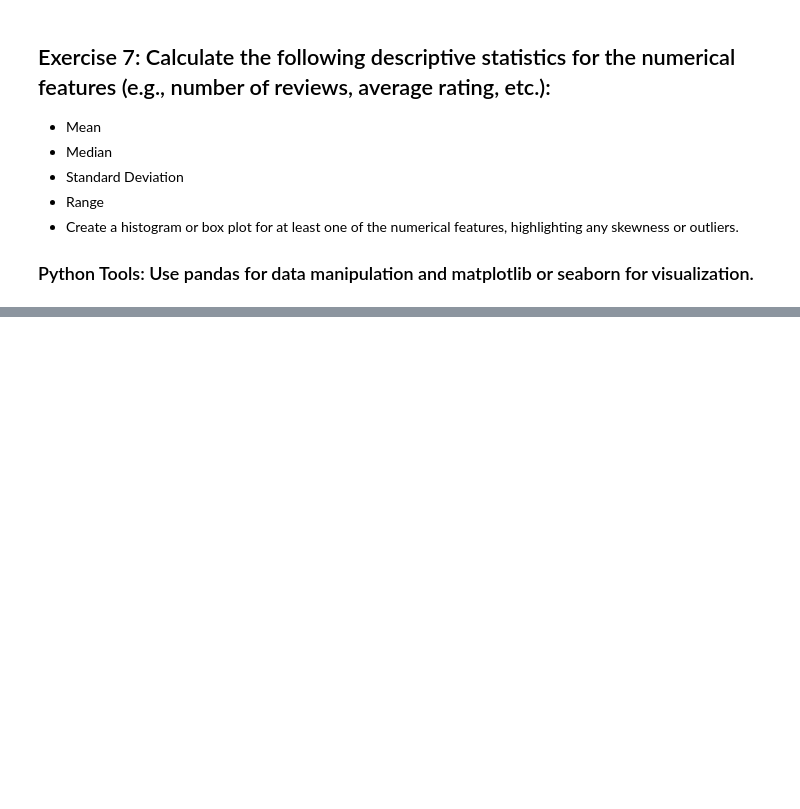
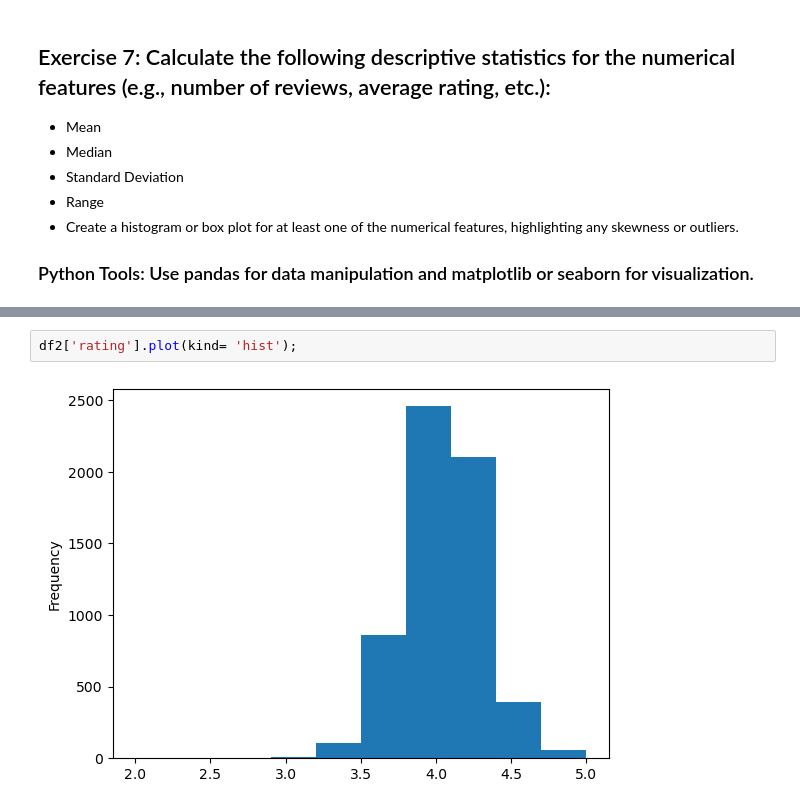
Before and after one commit to mannan272/data1, a Jupyter notebook: lab-02/Assignment 3.ipynb, the cells around one changed output, grey strips where cells are left out. Saved outputs shown, nothing was run; the diff lists cells and outputs as text; blank space fills up the shorter version.

```diff
--- a/lab-02/Assignment 3.ipynb
+++ b/lab-02/Assignment 3.ipynb
@@ -316,0 +364,4 @@ df_clean.to_csv('hw-03-cleaned.csv', index= False)
+# %%
+df2['rating'].plot(kind= 'hist');
+# %% [output]
+[figure, added]
```
Also changed, not shown: parts of 8 cells of this notebook.
